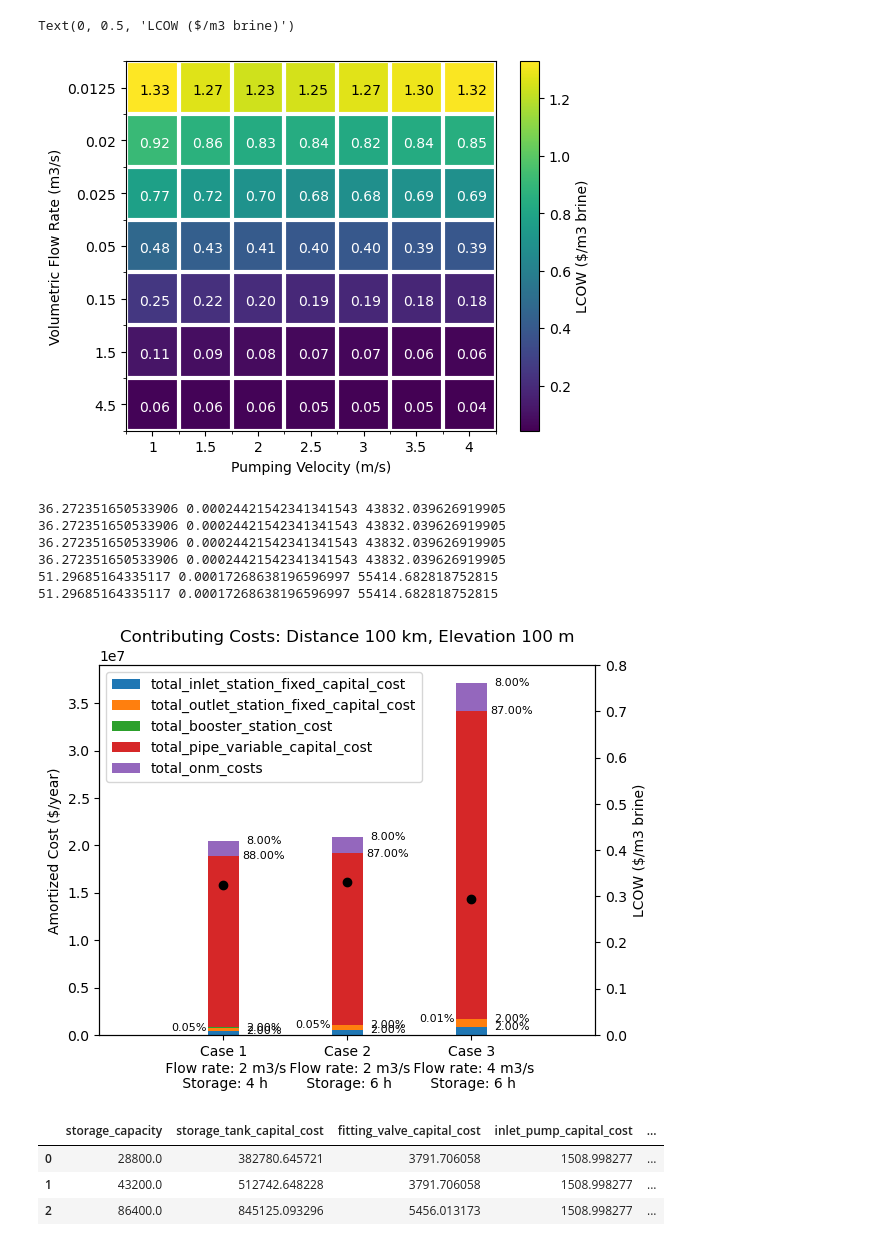
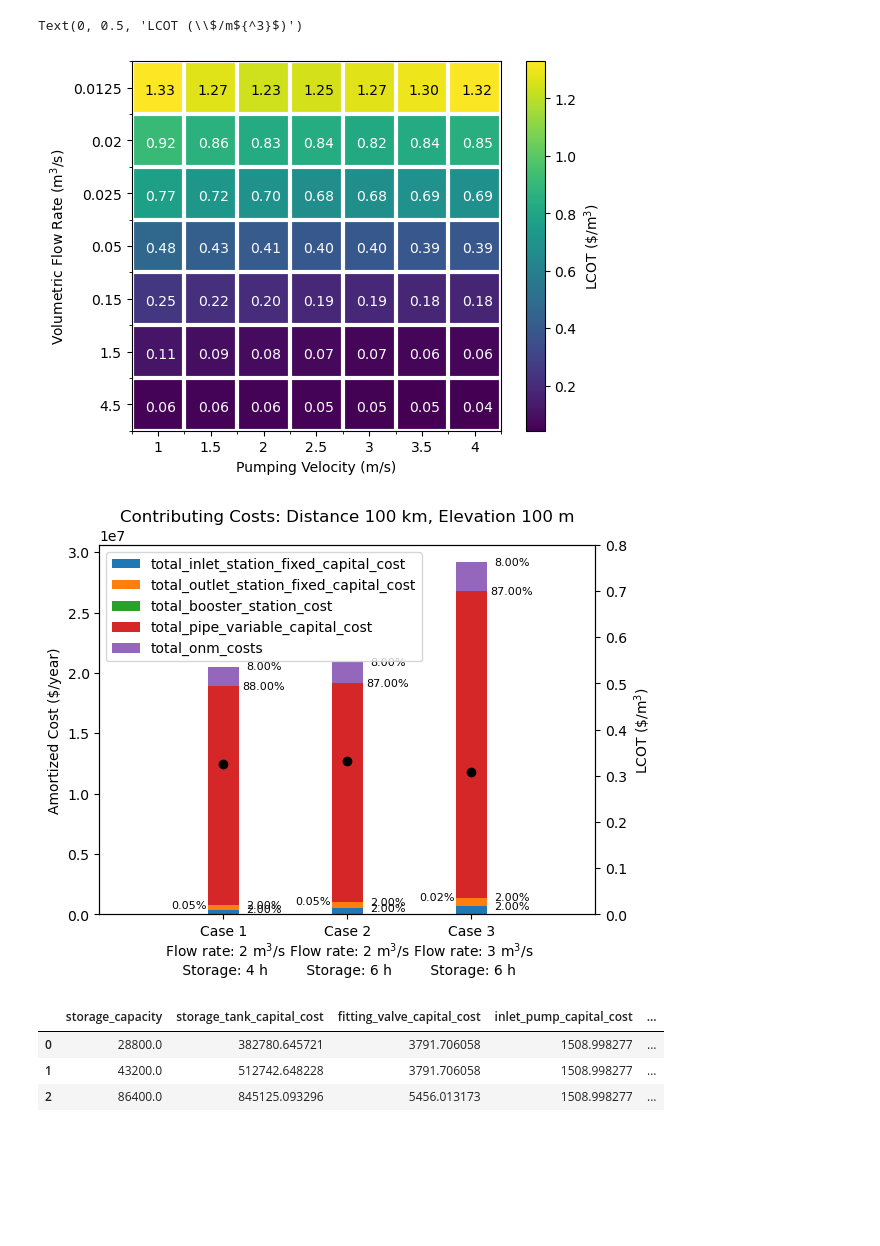
Before and after one commit to MuktaHardikar/WaterTAP3, a Jupyter notebook: watertap3/watertap3/transport-sensitivity.ipynb, the cells around one changed output. Saved outputs shown, nothing was run; the diff lists cells and outputs as text; code cells hidden in the pictures; blank space fills up the shorter version.

```diff
--- a/watertap3/watertap3/transport-sensitivity.ipynb
+++ b/watertap3/watertap3/transport-sensitivity.ipynb
@@ -12,18 +109,18 @@ from watertap3.utils.post_processing import get_results_table
 # %%
-distance_input = np.linspace(1,200,10)
+distance_input = np.append([0,0.5,1,5],np.linspace(10,200,10))
 volume_input = [150,200,500,600,900,1000,1500]
 output_pipe = []
 output_truck_TX =[]
 output_truck_CA =[]
 output_truck_NM =[]
 
-for d in distance_input:
-    cost_truck_TX = truck_costing(d,wacc=0.1)
-    cost_truck_CA = truck_costing(d,state='CA',wacc=0.1)
-    cost_truck_NM = truck_costing(d,state='NM',wacc=0.1)
-    output_truck_TX.append(cost_truck_TX)
-    output_truck_CA.append(cost_truck_CA)
-    output_truck_NM.append(cost_truck_NM)
+# for d in distance_input:
+#     cost_truck_TX = truck_costing(d,wacc=0.1)
+#     cost_truck_CA = truck_costing(d,state='CA',wacc=0.1)
+#     cost_truck_NM = truck_costing(d,state='NM',wacc=0.1)
+#     output_truck_TX.append(cost_truck_TX)
+#     output_truck_CA.append(cost_truck_CA)
+#     output_truck_NM.append(cost_truck_NM)
 
 for vol in volume_input:
     output_pipe_row = []
@@ -42,7 +139,7 @@ for i in range(0,len(volume_input)):
 ax.legend(fontsize = 16,frameon=False)
 
 ax.set_xlabel("Distance (km)",fontsize = 20)
-ax.set_ylabel(r'LCOW (\$/m${^3}$ brine)',fontsize = 20)
+ax.set_ylabel(r'LCOT (\$/m${^3}$)',fontsize = 20)
 ax.set_xlim([0,200])
 ax.set_ylim([0,50])
 
@@ -81,16 +178,16 @@ for i in range(0,len(vol_list)):
         else:
             c= 'white'
         im.axes.text(j-0.25, i+0.125, valfmt(lcow[i, j], None),c=c)
-ax.set_ylabel('Volumetric Flow Rate (m3/s)')
+ax.set_ylabel(r'Volumetric Flow Rate (m${^3}$/s)')
 ax.set_xlabel('Pumping Velocity (m/s)')
 
 cbar = ax.figure.colorbar(im, ax=ax)
-cbar.ax.set_ylabel('LCOW ($/m3 brine)')
+cbar.ax.set_ylabel(r'LCOT (\$/m${^3}$)')
 # %% [output]
-Text(0, 0.5, 'LCOW ($/m3 brine)')
+Text(0, 0.5, 'LCOT (\\$/m${^3}$)')
-[figure, old version]
+[figure, new version]
 # %%
-flow_rates = [2,2,4]
+flow_rates = [2,2,3]
 hours_storage = [4,6,6]
 
 def get_transport_cost_breakdown(flow_rates,hours_storage):
@@ -118,42 +215,36 @@ def plot_transport_cost_breakdown(cost_breakdown_df,lcow):
     # Make table of bottom and percentage for annotation
     # Percentage matrix
     cost_breakdown_df_transposed = cost_breakdown_df.transpose()[-7:-2]
     cost_breakdown_df_transposed_percent = cost_breakdown_df_transposed
     for i in range(0,len(cost_breakdown_df.transpose().columns)):
         cost_breakdown_df_transposed_percent[i] = cost_breakdown_df_transposed[i]/cost_breakdown_df_transposed[i].sum()*100
 
     # Bottoms
     bottoms = cost_breakdown_df.transpose()[-7:-2].cumsum()
 
     fig, ax = plt.subplots()
     cost_breakdown_df.transpose()[-7:-2].transpose().plot.bar(ax = ax,stacked=True,width = 0.25)
     for i in range(0,len(cost_breakdown_df.transpose()[-7:-2].index)):
         for j in range(0,len(cost_breakdown_df.index)):
             ax.text(ax.patches[j].get_x() + 0.45 - (cost_breakdown_df_transposed_percent.values[i,j] < 0.1)*0.6,
                     bottoms.values[i][j],
                     print_func(cost_breakdown_df_transposed_percent.values[i,j]),
                     ha='center',
                     va='center',
                     fontdict={'fontsize' : 8})
     ax.set_xlim([-1,3])
     ax.set_title('Contributing Costs: Distance 100 km, Elevation 100 m')
-    ax.set_xticklabels(['Case 1\n Flow rate: 2 m3/s\n Storage: 4 h', 'Case 2\n Flow rate: 2 m3/s\n Storage: 6 h', 'Case 3\n Flow rate: 4 m3/s\n Storage: 6 h'],rotation = 0)
+    ax.set_xticklabels(['Case 1\n Flow rate: 2 m${^3}$/s\n Storage: 4 h', 'Case 2\n Flow rate: 2 m${^3}$/s\n Storage: 6 h', 'Case 3\n Flow rate: 3 m${^3}$/s\n Storage: 6 h'],rotation = 0)
     ax.set_ylabel('Amortized Cost ($/year)')
     ax0 = ax.twinx()
     ax0.scatter([0,1,2], lcow, c='black')
     ax0.set_ylim([0,0.8])
-    ax0.set_ylabel('LCOW ($/m3 brine)')
+    ax0.set_ylabel(r'LCOT (\$/m${^3}$)')
 
 
 plot_transport_cost_breakdown(cost_breakdown_df,lcow)
 # %% [output]
-36.272351650533906 0.00024421542341341543 43832.039626919905
-36.272351650533906 0.00024421542341341543 43832.039626919905
-36.272351650533906 0.00024421542341341543 43832.039626919905
-36.272351650533906 0.00024421542341341543 43832.039626919905
-51.29685164335117 0.00017268638196596997 55414.682818752815
-51.29685164335117 0.00017268638196596997 55414.682818752815
-[figure, old version]
+[figure, new version]
 # %%
 cost_breakdown_df
 # %% [output]
```
Also changed, not shown: parts of 5 cells of this notebook, 2 other files.
